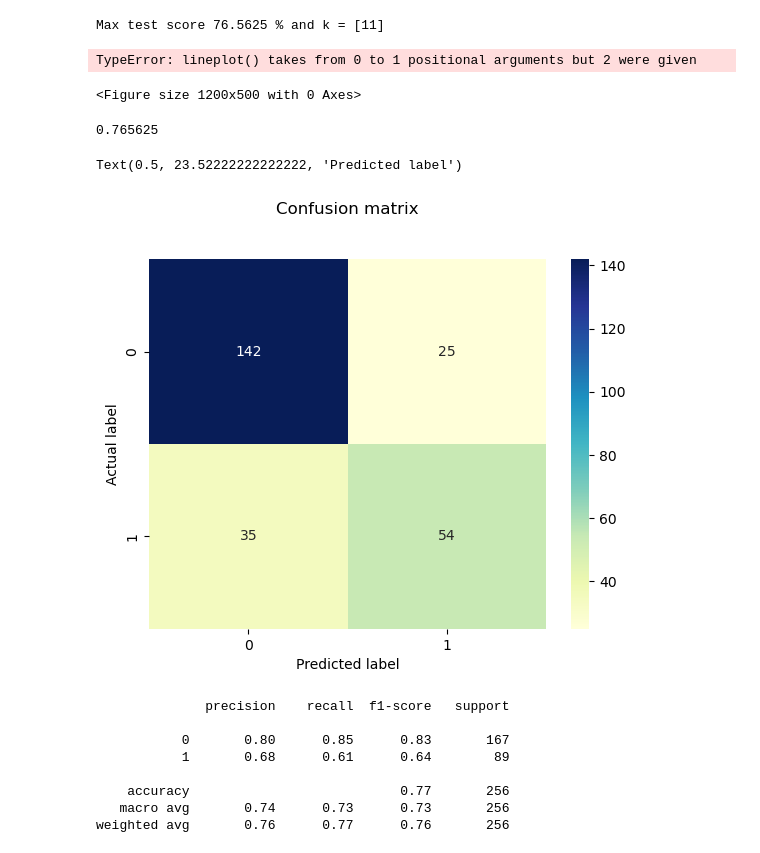
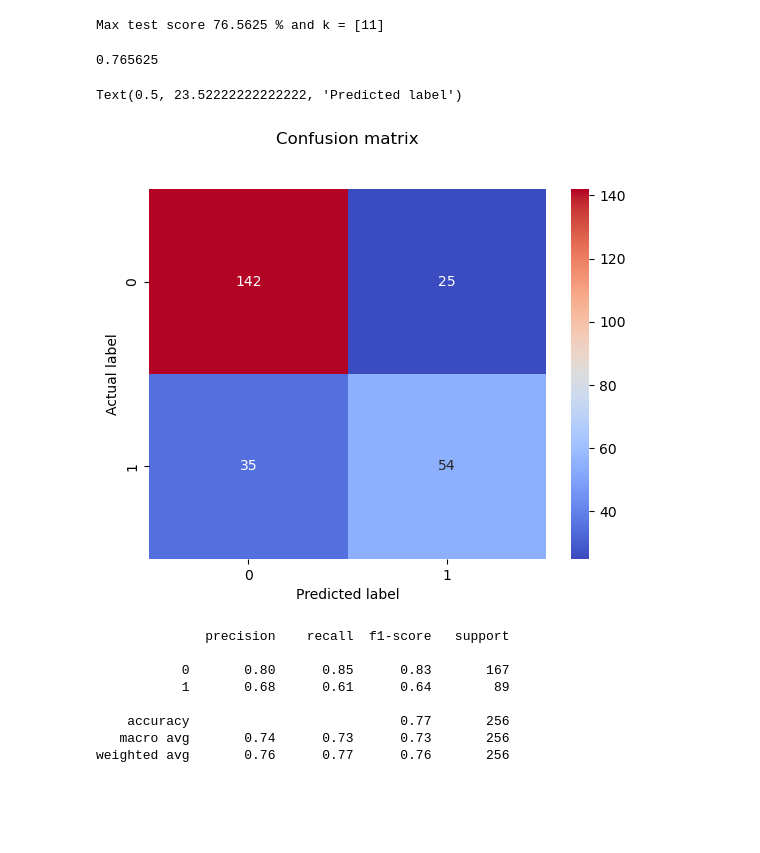
Before and after one commit to F-Nikolic/Pima-Indians-Diabetes-Classification, a Jupyter notebook: classification.ipynb, the cells around one changed output. Saved outputs shown, nothing was run; the diff lists cells and outputs as text; code cells hidden in the pictures; blank space fills up the shorter version.

```diff
--- a/classification.ipynb
+++ b/classification.ipynb
@@ -74,6 +77,6 @@ p = data.hist(figsize = (20,20))
 # %%
-data_copy['Glucose'].fillna(data_copy['Glucose'].mean(), inplace = True)
-data_copy['BloodPressure'].fillna(data_copy['BloodPressure'].mean(), inplace = True)
-data_copy['SkinThickness'].fillna(data_copy['SkinThickness'].median(), inplace = True)
-data_copy['Insulin'].fillna(data_copy['Insulin'].median(), inplace = True)
-data_copy['BMI'].fillna(data_copy['BMI'].median(), inplace = True)
+data_copy['Glucose'] = data_copy['Glucose'].fillna(data_copy['Glucose'].mean())
+data_copy['BloodPressure'] = data_copy['BloodPressure'].fillna(data_copy['BloodPressure'].mean())
+data_copy['SkinThickness'] = data_copy['SkinThickness'].fillna(data_copy['SkinThickness'].mean())
+data_copy['Insulin'] = data_copy['Insulin'].fillna(data_copy['Insulin'].mean())
+data_copy['BMI'] = data_copy['BMI'].fillna(data_copy['BMI'].mean())
@@ -166,13 +123,6 @@ test_scores_ind = [i for i, v in enumerate(test_scores) if v == max_test_score]
 print('Max test score {} % and k = {}'.format(max_test_score*100,list(map(lambda x: x+1, test_scores_ind))))
 # %% [output]
 Max test score 76.5625 % and k = [11]
-# %%
-plt.figure(figsize=(12,5))
-p = sns.lineplot(range(1,15),train_scores,marker='*',label='Train Score')
-p = sns.lineplot(range(1,15),test_scores,marker='o',label='Test Score')
-# %% [output]
-TypeError: lineplot() takes from 0 to 1 positional arguments but 2 were given
-<Figure size 1200x500 with 0 Axes>
 # %%
 knn = KNeighborsClassifier(11)
 
@@ -182,15 +132,14 @@ knn.score(X_test,y_test)
 0.765625
 # %%
 y_pred = knn.predict(X_test)
-from sklearn import metrics
 cnf_matrix = metrics.confusion_matrix(y_test, y_pred)
-p = sns.heatmap(pd.DataFrame(cnf_matrix), annot=True, cmap="YlGnBu" ,fmt='g')
+p = sns.heatmap(pd.DataFrame(cnf_matrix), annot=True, cmap="coolwarm" ,fmt='g')
 plt.title('Confusion matrix', y=1.1)
 plt.ylabel('Actual label')
 plt.xlabel('Predicted label')
 # %% [output]
 Text(0.5, 23.52222222222222, 'Predicted label')
-[figure, old version]
+[figure, new version]
 # %%
 print(classification_report(y_test,y_pred))
 # %% [output]
```
Also changed, not shown: parts of 12 cells of this notebook, 1 other file.
